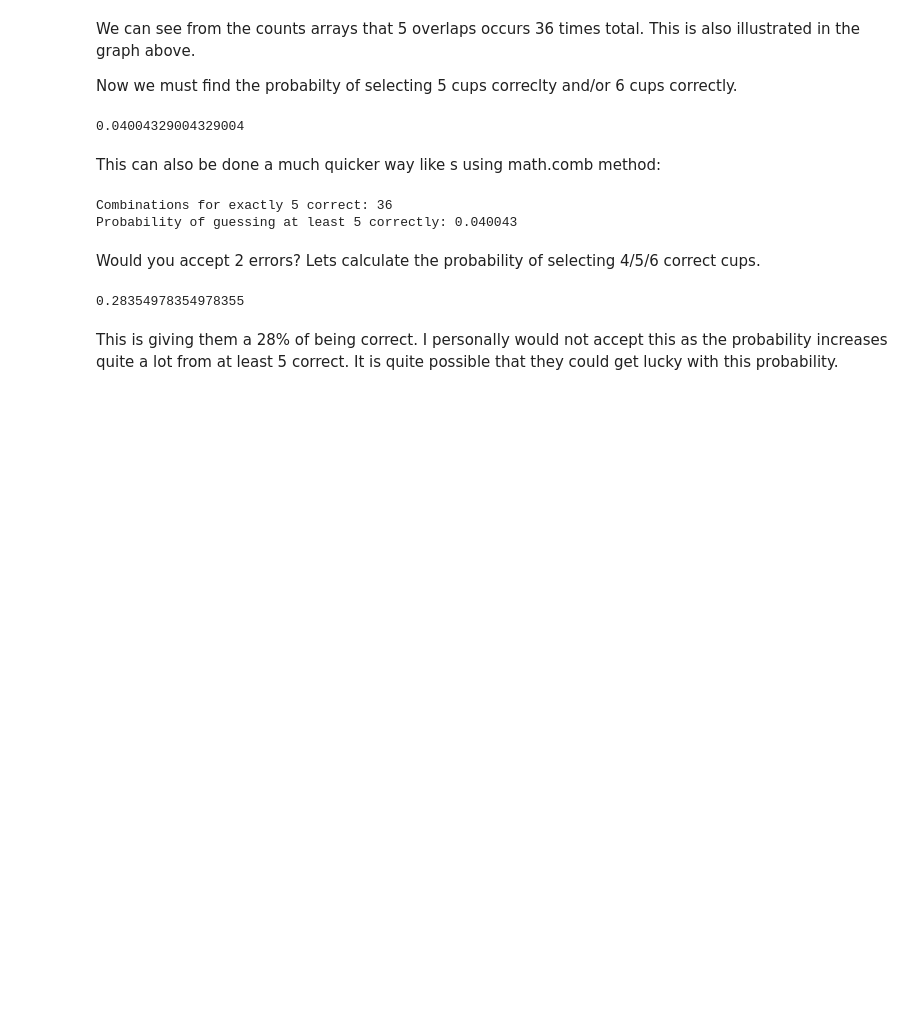
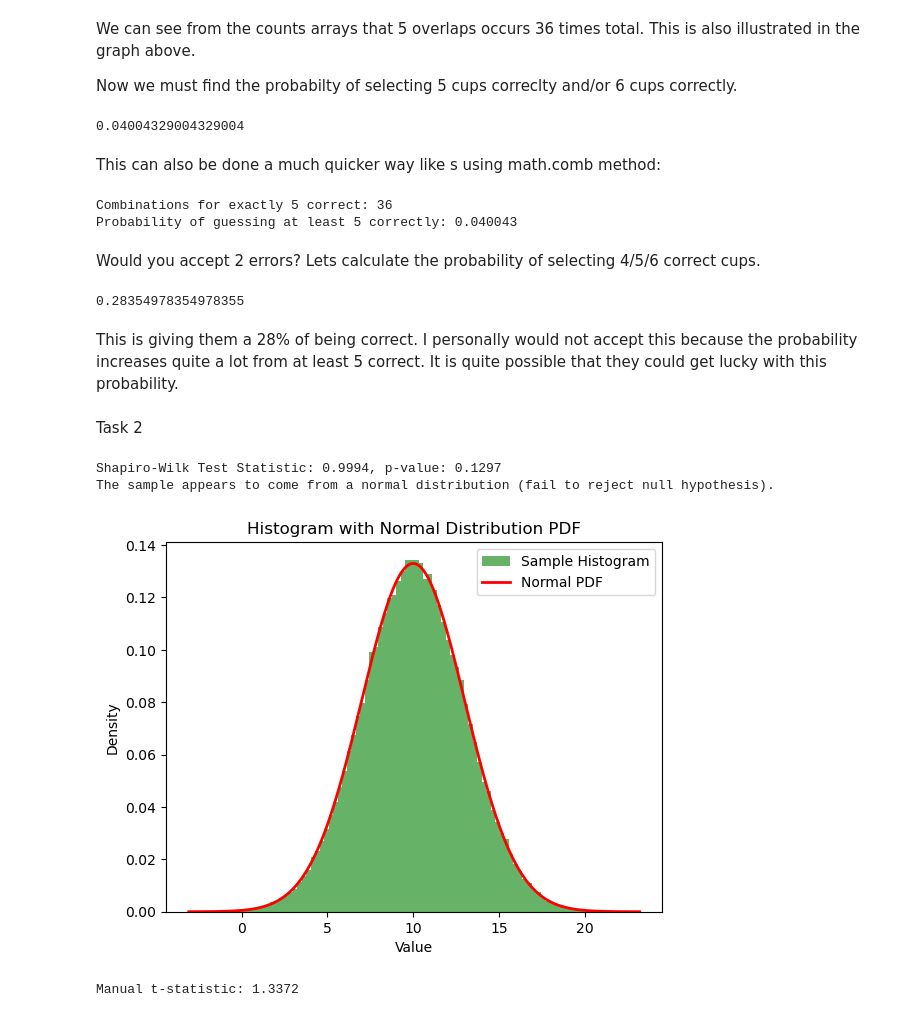
Before and after one commit to Falduff/applied-stats, a Jupyter notebook: tasks.ipynb, the cells around one changed output. Drawn from its saved outputs; the diff is of its cells as text; code cells hidden in the pictures; blank space fills up the shorter version.

Commit message:
task 2

```diff
--- a/tasks.ipynb
+++ b/tasks.ipynb
@@ -192,4 +195,41 @@ prob_4_or_more_correct
 # %% [output]
 0.28354978354978355
 # %% [markdown]
-This is giving them a 28% of being correct. I personally would not accept this as the probability increases quite a lot from at least 5 correct. It is quite possible that they could get lucky with this probability.
+This is giving them a 28% of being correct. I personally would not accept this because the probability increases quite a lot from at least 5 correct. It is quite possible that they could get lucky with this probability.
+# %% [markdown]
+Task 2
+# %%
+# Generate a sample of 100,000 values from a normal distribution
+mean = 10.0
+std_dev = 3.0
+sample = np.random.normal(loc=mean, scale=std_dev, size=100000)
+# %%
+# Perform Shapiro-Wilk test
+stat, p_value = shapiro(sample[:5000])  # Use a subset of the data (e.g., 5000 points) for Shapiro test
+print(f"Shapiro-Wilk Test Statistic: {stat:.4f}, p-value: {p_value:.4f}")
+
+# Interpret the results
+if p_value > 0.05:
+    print("The sample appears to come from a normal distribution (fail to reject null hypothesis).")
+else:
+    print("The sample does not appear to come from a normal distribution (reject null hypothesis).")
+# %% [output]
+Shapiro-Wilk Test Statistic: 0.9994, p-value: 0.1297
+The sample appears to come from a normal distribution (fail to reject null hypothesis).
+# %%
+# Plot the histogram of the sample
+plt.hist(sample, bins=100, density=True, alpha=0.6, color='g', label='Sample Histogram')
+
+# Plot the corresponding normal distribution PDF
+x = np.linspace(min(sample), max(sample), 1000)
+pdf = norm.pdf(x, loc=mean, scale=std_dev)
+plt.plot(x, pdf, 'r', linewidth=2, label='Normal PDF')
+
+# Add labels, title, and legend
+plt.title('Histogram with Normal Distribution PDF')
+plt.xlabel('Value')
+plt.ylabel('Density')
+plt.legend()
+plt.show()
+# %% [output]
+[figure, added]
@@ -195,0 +242,13 @@ This is giving them a 28% of being correct. I personally would not accept this a
+# %%
+# Calculate differences
+differences = before - after
+
+# Compute statistics manually
+n = len(differences)
+mean_diff = np.mean(differences)
+std_diff = np.std(differences, ddof=1)  # Use ddof=1 for sample standard deviation
+t_stat_manual = mean_diff / (std_diff / np.sqrt(n))
+
+print(f"Manual t-statistic: {t_stat_manual:.4f}")
+# %% [output]
+Manual t-statistic: 1.3372
```
Also changed, not shown: parts of 4 cells of this notebook.
